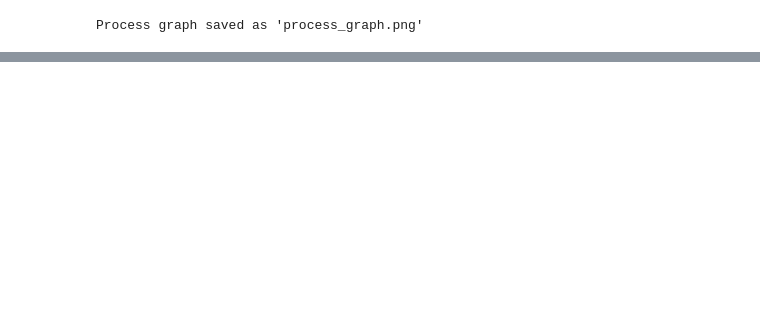
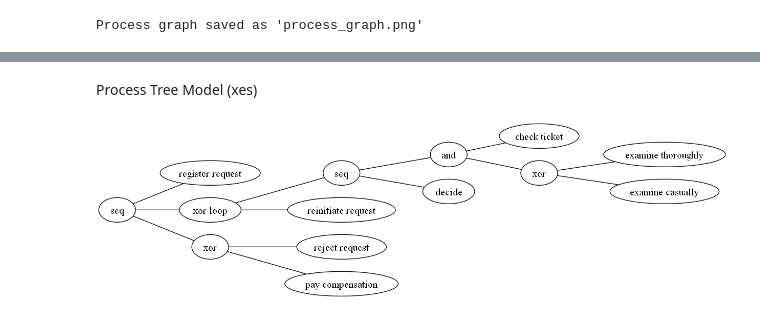
Before and after one commit to gabriellaserra/Process-mining-novo, a Jupyter notebook: Notebooks/Caio.ipynb, the cells around one changed output, grey strips where cells are left out. Cells and saved outputs as stored; diff of their text form; code cells hidden in the pictures; blank space fills up the shorter version.

```diff
--- a/Notebooks/Caio.ipynb
+++ b/Notebooks/Caio.ipynb
@@ -113,0 +135,18 @@ import_csv('C:\\Caio\\grupo-2\\Bases_de_Dados\\running-example_3.csv')
+# %% [markdown]
+Process Tree Model (xes)
+# %%
+import pm4py
+
+if __name__ == "__main__":
+    #Lê o arquivo XES que contém o log de eventos.
+    log = pm4py.read_xes('C:\\Caio\\grupo-2\\Bases_de_Dados\\running-example.xes')
+
+    #Descobre a árvore de processos indutivamente com base no log de eventos.
+    #Isso cria uma representação gráfica dos processos subjacentes nos dados do log.
+    process_tree = pm4py.discover_process_tree_inductive(log)
+
+    #Exibe a árvore de processos.
+    #Isso permite visualizar a estrutura dos processos descobertos a partir dos dados do log.
+    pm4py.view_process_tree(process_tree)
+# %% [output]
+[figure, added]
```
Also changed, not shown: parts of 10 cells of this notebook.
